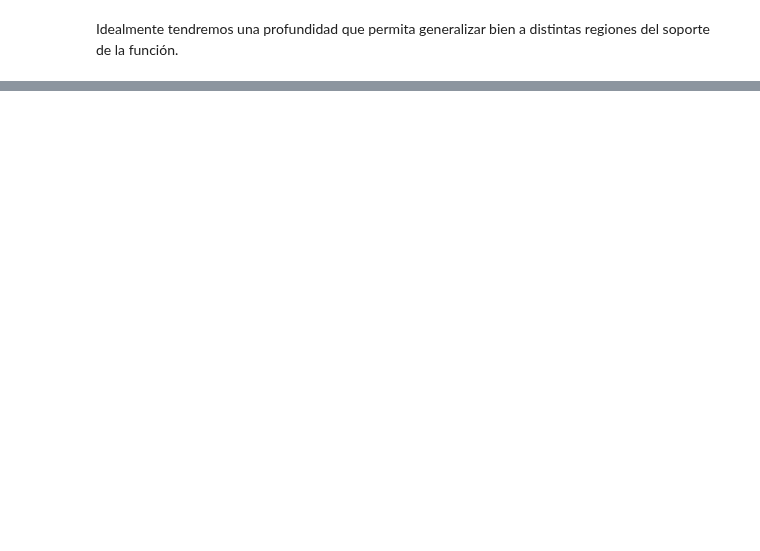
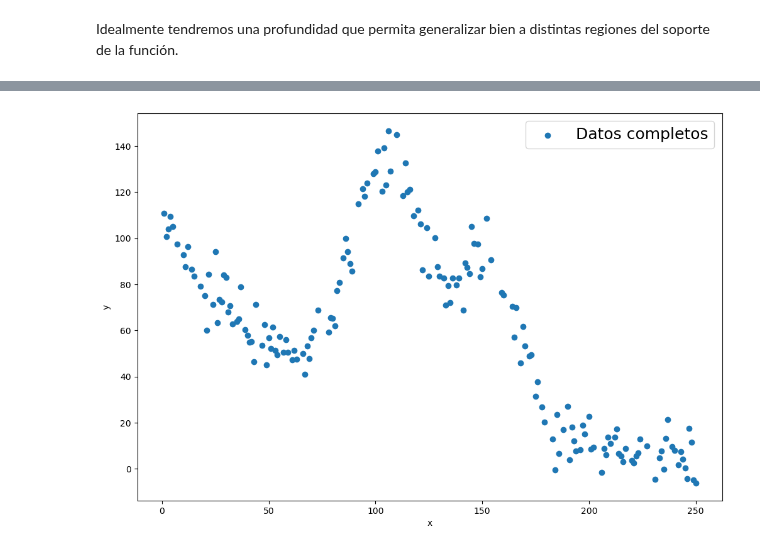
Before and after one commit to GAMES-UChile/Curso-Aprendizaje-de-Maquinas, a Jupyter notebook: demos/arboles_bagging_boosting.ipynb, the cells around one changed output, grey strips where cells are left out. Cells and saved outputs as stored; diff of their text form; code cells hidden in the pictures; blank space fills up the shorter version.

```diff
--- a/demos/arboles_bagging_boosting.ipynb
+++ b/demos/arboles_bagging_boosting.ipynb
@@ -110,0 +135,10 @@ plt.show()
+# %%
+# plt.figure(figsize=(12,8))
+plt.rcParams["figure.figsize"] = (12,8)
+plt.scatter(X,y,label='Datos completos')
+plt.legend(prop={'size': 18})
+plt.xlabel('x')
+plt.ylabel('y')
+plt.plot();
+# %% [output]
+[figure, added]
```
Also changed, not shown: parts of 23 cells of this notebook, 1 other file.
